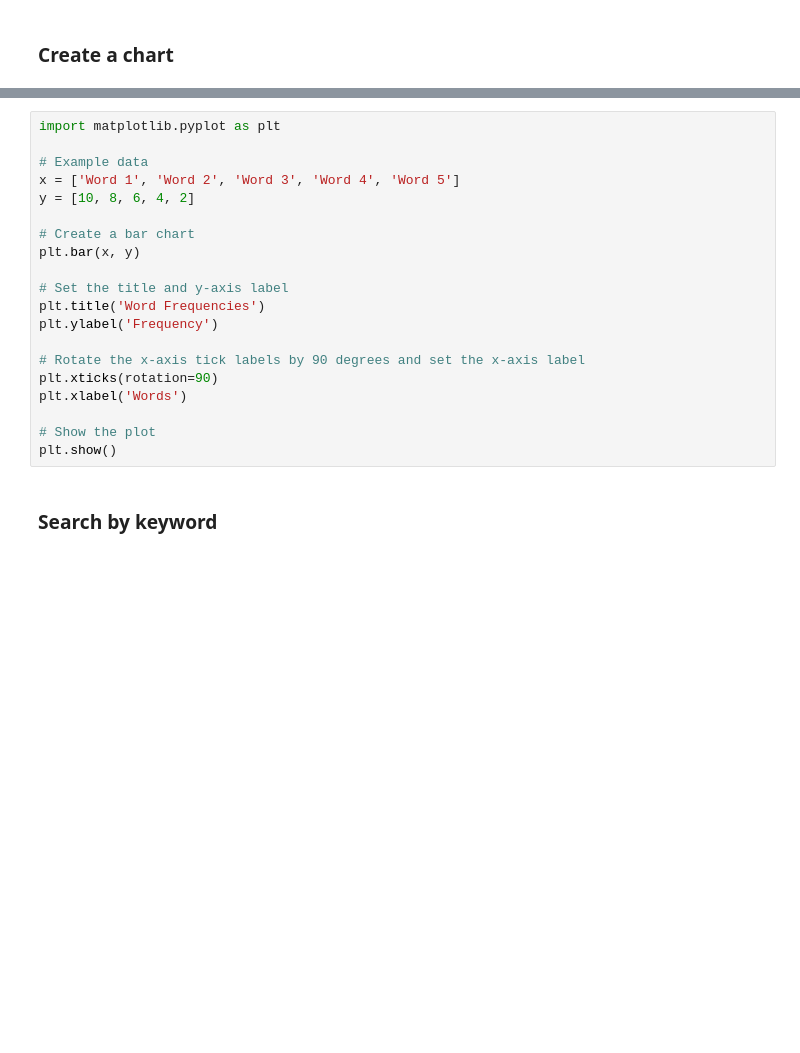
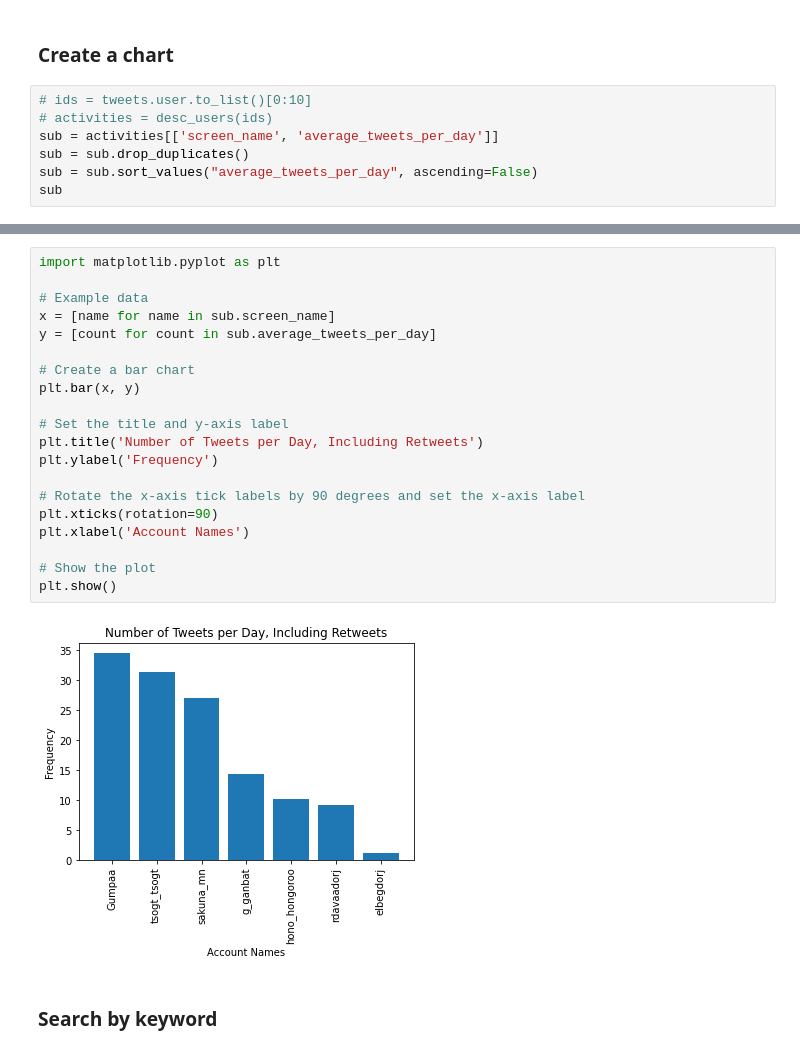
Before and after one commit to byambaa1982/mongol_tweets, a Jupyter notebook: tweets.ipynb, the cells around one changed output, grey strips where cells are left out. Saved outputs shown, nothing was run; the diff lists cells and outputs as text; blank space fills up the shorter version.

```diff
--- a/tweets.ipynb
+++ b/tweets.ipynb
@@ -350,3 +350,10 @@ print_ids(df, 'user', 10)
 tweets.to_csv(f'search_by_location_{DATE}.csv',index=False)
 # %% [markdown]
 ### Create a chart
+# %%
+# ids = tweets.user.to_list()[0:10]
+# activities = desc_users(ids)
+sub = activities[['screen_name', 'average_tweets_per_day']]
+sub = sub.drop_duplicates()
+sub = sub.sort_values("average_tweets_per_day", ascending=False)
+sub
@@ -353,23 +369,25 @@ tweets.to_csv(f'search_by_location_{DATE}.csv',index=False)
 # %%
 import matplotlib.pyplot as plt
 
 # Example data
-x = ['Word 1', 'Word 2', 'Word 3', 'Word 4', 'Word 5']
-y = [10, 8, 6, 4, 2]
+x = [name for name in sub.screen_name]
+y = [count for count in sub.average_tweets_per_day]
 
 # Create a bar chart
 plt.bar(x, y)
 
 # Set the title and y-axis label
-plt.title('Word Frequencies')
+plt.title('Number of Tweets per Day, Including Retweets')
 plt.ylabel('Frequency')
 
 # Rotate the x-axis tick labels by 90 degrees and set the x-axis label
 plt.xticks(rotation=90)
-plt.xlabel('Words')
+plt.xlabel('Account Names')
 
 # Show the plot
 plt.show()
+# %% [output]
+[figure, added]
 # %% [markdown]
 ### Search by keyword
 # %%
```
Also changed, not shown: parts of 1 cell of this notebook.
